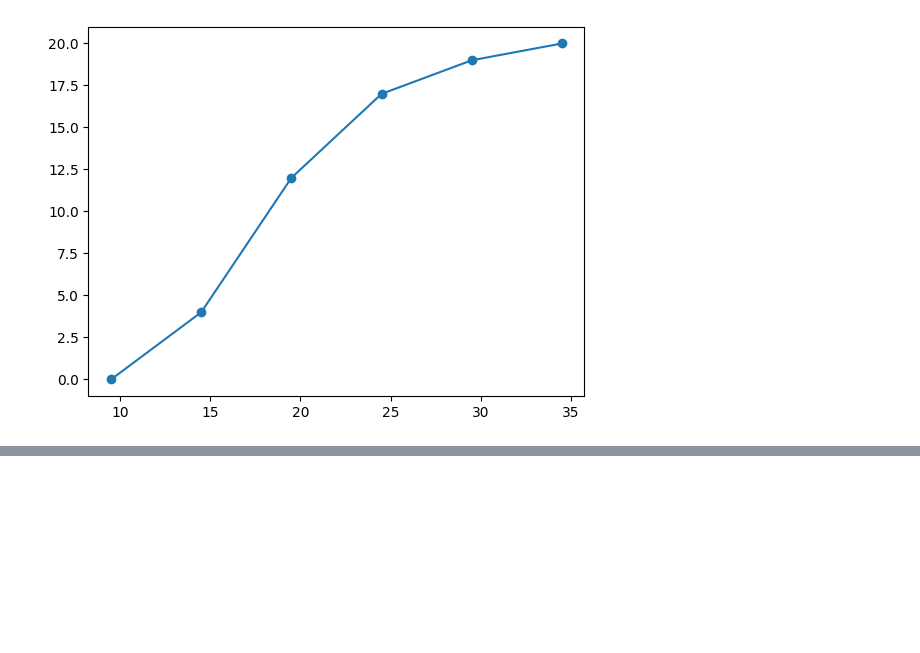
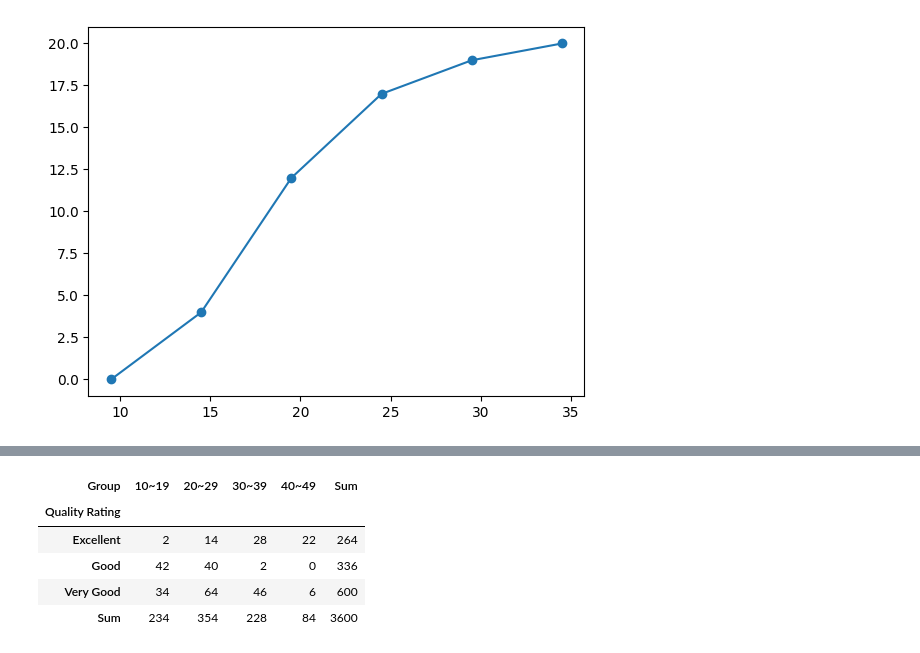
Before and after one commit to Hwijune/hackt, a Jupyter notebook: study/05_Statistical_analysis/01.ipynb, the cells around one changed output, grey strips where cells are left out. Drawn from its saved outputs; the diff is of its cells as text; code cells hidden in the pictures; blank space fills up the shorter version.

```diff
--- a/study/05_Statistical_analysis/01.ipynb
+++ b/study/05_Statistical_analysis/01.ipynb
@@ -166,0 +203,3 @@ plt.plot(x_value, y_value, marker='o')
+# %%
+cross_table = pd.crosstab(index=Restaurant['Quality Rating'], columns=Restaurant['Group'])
+cross_table
@@ -166,0 +212,11 @@ plt.plot(x_value, y_value, marker='o')
+# %%
+cross_table.loc['Sum'] = cross_table.sum(axis=0)
+cross_table['Sum'] = cross_table.sum(axis=1)
+cross_table
+# %% [output]
+| Group | 10~19 | 20~29 | 30~39 | 40~49 | Sum |
+| Quality Rating |  |  |  |  |  |
+| Excellent | 2 | 14 | 28 | 22 | 264 |
+| Good | 42 | 40 | 2 | 0 | 336 |
+| Very Good | 34 | 64 | 46 | 6 | 600 |
+| Sum | 234 | 354 | 228 | 84 | 3600 |
```
Also changed, not shown: parts of 20 cells of this notebook.
